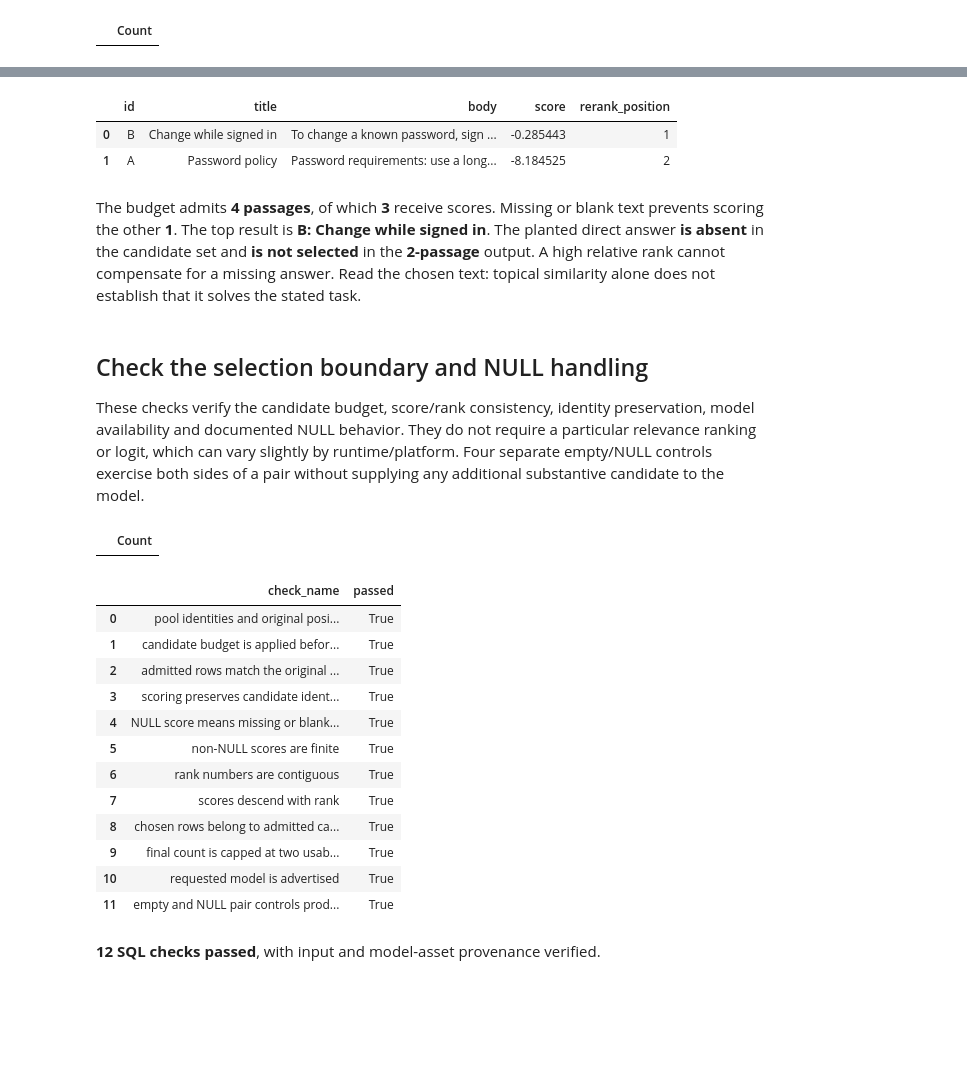
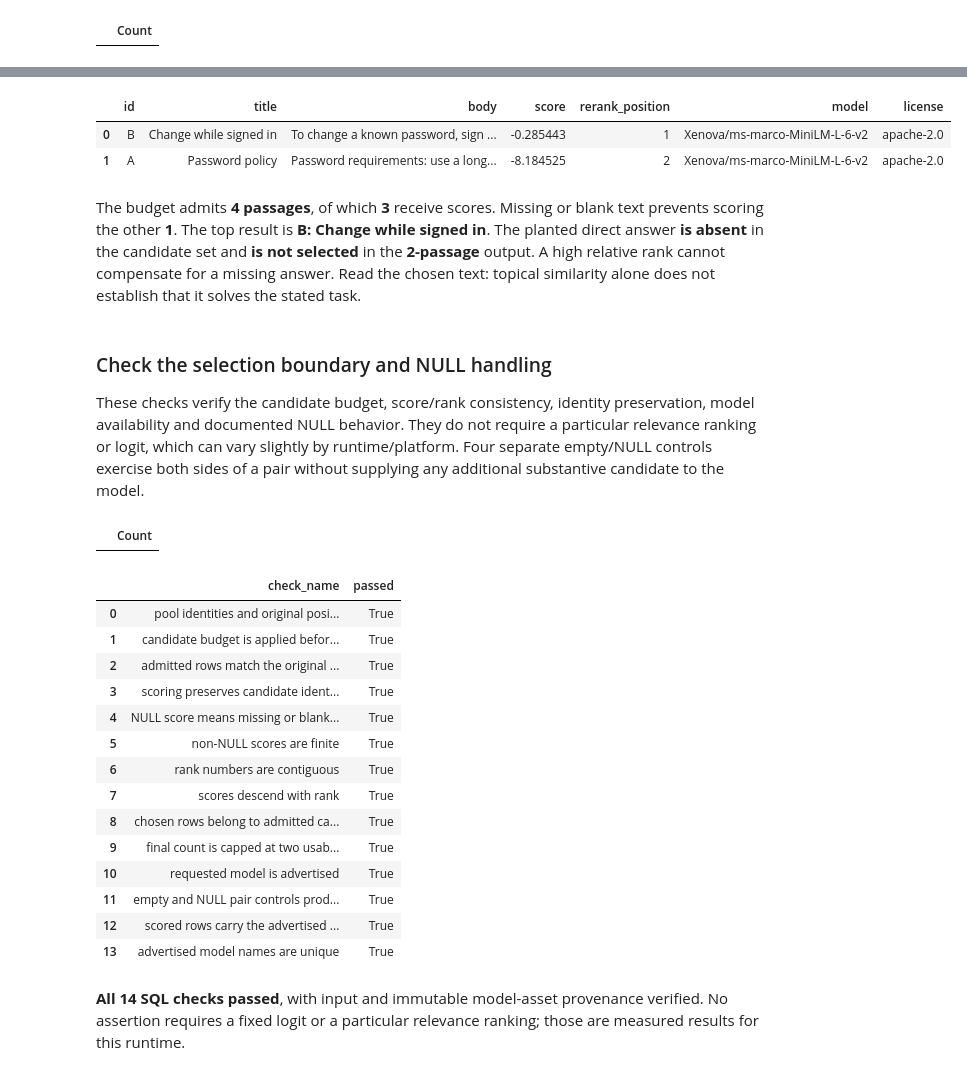
Before and after one commit to Query-farm/vgi-rerank, a Jupyter notebook: notebooks/01_candidate_budget_before_reranking.ipynb, the cells around one changed output, grey strips where cells are left out. Drawn from its saved outputs; the diff is of its cells as text; code cells hidden in the pictures; blank space fills up the shorter version.

Commit message:
Publish complete reranking notebook coverage and shared standard [skip ci]

```diff
--- a/notebooks/01_candidate_budget_before_reranking.ipynb
+++ b/notebooks/01_candidate_budget_before_reranking.ipynb
@@ -173,26 +152,24 @@ SELECT (SELECT count(*) FROM admitted) AS admitted_count,
 # %%
 display(result)
 s = summary.iloc[0]
 top = result.iloc[0]
 answer_state = "is present" if s.direct_admitted else "is absent"
 selection_state = "is selected" if s.direct_chosen else "is not selected"
-display(
-    Markdown(
+prose(
         f"The budget admits **{int(s.admitted_count)} passages**, of which **{int(s.scored_count)}** "
         f"receive scores. Missing or blank text prevents scoring the other **{int(s.null_count)}**. "
         f"The top result is **{top.id}: {top.title}**. "
         f"The planted direct answer **{answer_state}** in the candidate set and **{selection_state}** in the "
         f"**{int(s.chosen_count)}-passage** output. A high relative rank cannot compensate for a missing answer. "
         "Read the chosen text: topical similarity alone does not establish that it solves the stated task."
-    )
 )
 # %% [output]
-|  | id | title | body | score | rerank_position |
-| 0 | B | Change while signed in | To change a known password, sign ... | -0.285443 | 1 |
-| 1 | A | Password policy | Password requirements: use a long... | -8.184525 | 2 |
+|  | id | title | body | score | rerank_position | model | license |
+| 0 | B | Change while signed in | To change a known password, sign ... | -0.285443 | 1 | Xenova/ms-marco-MiniLM-L-6-v2 | apache-2.0 |
+| 1 | A | Password policy | Password requirements: use a long... | -8.184525 | 2 | Xenova/ms-marco-MiniLM-L-6-v2 | apache-2.0 |
 The budget admits **4 passages**, of which **3** receive scores. Missing or blank text prevents scoring the other **1**. The top result is **B: Change while signed in**. The planted direct answer **is absent** in the candidate set and **is not selected** in the **2-passage** output. A high relative rank cannot compensate for a missing answer. Read the chosen text: topical similarity alone does not establish that it solves the stated task.
 # %% [markdown]
-## Check the selection boundary and NULL handling
+### Check the selection boundary and NULL handling
 
 These checks verify the candidate budget, score/rank consistency, identity preservation, model availability and documented NULL behavior. They do not require a particular relevance ranking or logit, which can vary slightly by runtime/platform. Four separate empty/NULL controls exercise both sides of a pair without supplying any additional substantive candidate to the model.
 # %%
@@ -227,8 +208,13 @@ UNION ALL SELECT 'empty and NULL pair controls produce NULL',(SELECT count(*)=4
 # %%
 display(checks)
-assert checks.passed.notna().all() and checks.passed.all(), checks
-assert connection.execute("SELECT body FROM query").fetchone()[0] == provenance["query"]
-display(Markdown(f"**{len(checks)} SQL checks passed**, with input and model-asset provenance verified."))
+assert len(checks)==14 and checks.passed.fillna(False).all()
+assert con.execute("SELECT body FROM query").fetchall()==[(provenance["query"],)]
+prose(f"**All {len(checks)} SQL checks passed**, with input and immutable model-asset provenance verified. No assertion requires a fixed logit or a particular relevance ranking; those are measured results for this runtime.")
+export=Path("artifacts/data")
+export.mkdir(parents=True,exist_ok=True)
+ledger.to_csv(export / "ledger.csv",index=False)
+ranking.to_csv(export / "ranking.csv",index=False)
+result.to_csv(export / "chosen.csv",index=False)
 # %% [output]
 |  | check_name | passed |
 | 0 | pool identities and original posi... | True |
@@ -243,5 +229,7 @@ display(Markdown(f"**{len(checks)} SQL checks passed**, with input and model-ass
 | 9 | final count is capped at two usab... | True |
 | 10 | requested model is advertised | True |
 | 11 | empty and NULL pair controls prod... | True |
+| 12 | scored rows carry the advertised ... | True |
+| 13 | advertised model names are unique | True |
-**12 SQL checks passed**, with input and model-asset provenance verified.
+**All 14 SQL checks passed**, with input and immutable model-asset provenance verified. No assertion requires a fixed logit or a particular relevance ranking; those are measured results for this runtime.
 # %% [markdown]
```
Also changed, not shown: parts of 27 cells of this notebook, 10 other files.
